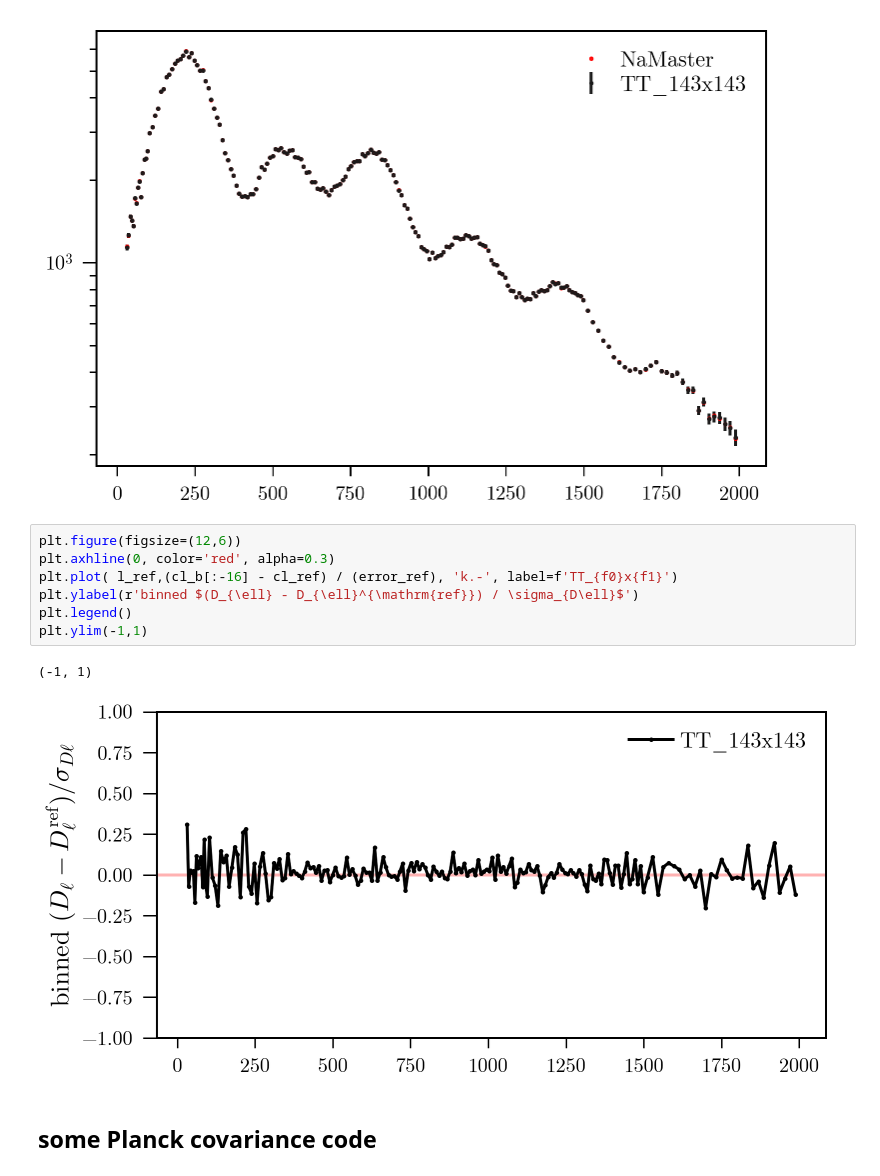
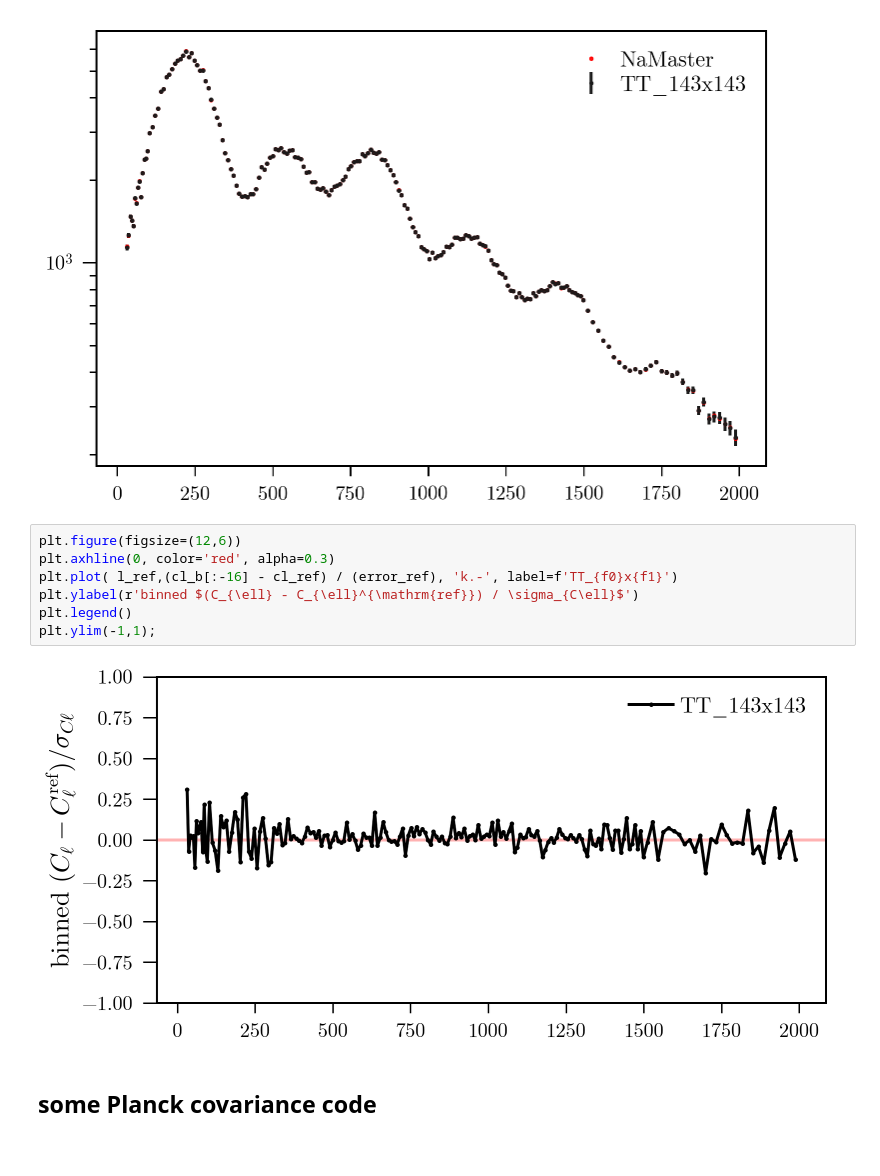
Before and after one commit to xzackli/PSpipe, a Jupyter notebook: project/Planck/Example 1. Cross Spectra.ipynb, the cells around one changed output. Drawn from its saved outputs; the diff is of its cells as text.

Commit message:
fixed a label on the last plot of the cross spectrum notebook

```diff
--- a/project/Planck/Example 1. Cross Spectra.ipynb
+++ b/project/Planck/Example 1. Cross Spectra.ipynb
@@ -133,13 +133,12 @@ plt.yscale('log')
 # %%
 plt.figure(figsize=(12,6))
 plt.axhline(0, color='red', alpha=0.3)
 plt.plot( l_ref,(cl_b[:-16] - cl_ref) / (error_ref), 'k.-', label=f'TT_{f0}x{f1}')
-plt.ylabel(r'binned $(D_{\ell} - D_{\ell}^{\mathrm{ref}}) / \sigma_{D\ell}$')
+plt.ylabel(r'binned $(C_{\ell} - C_{\ell}^{\mathrm{ref}}) / \sigma_{C\ell}$')
 plt.legend()
-plt.ylim(-1,1)
+plt.ylim(-1,1);
 # %% [output]
-(-1, 1)
-[figure, old version]
+[figure, new version]
 # %% [markdown]
 ## some Planck covariance code
 # %%
```
